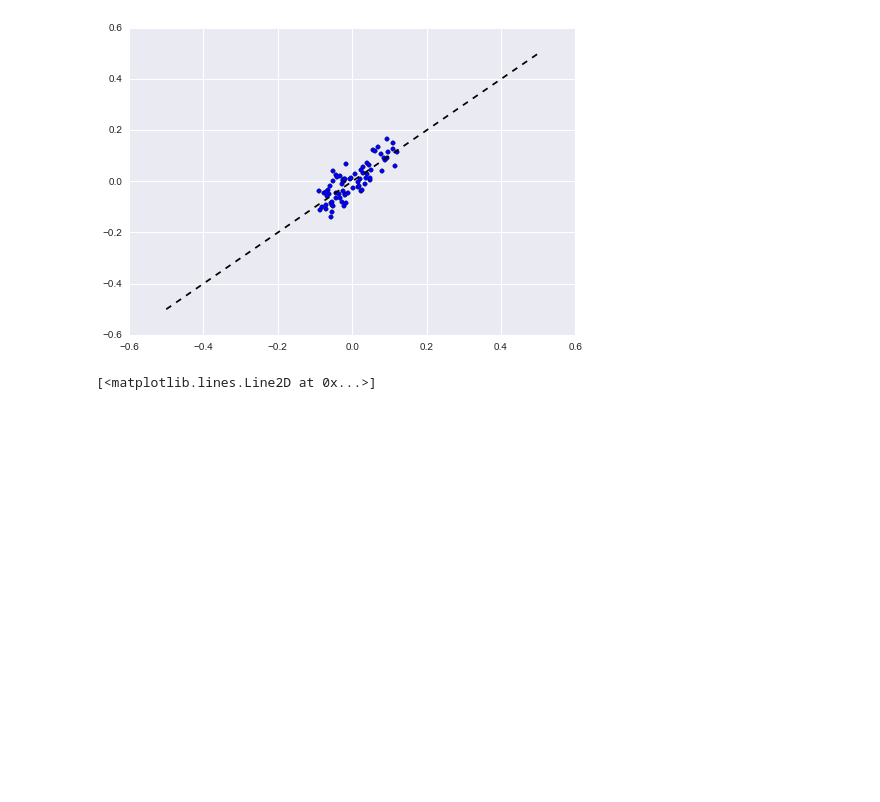
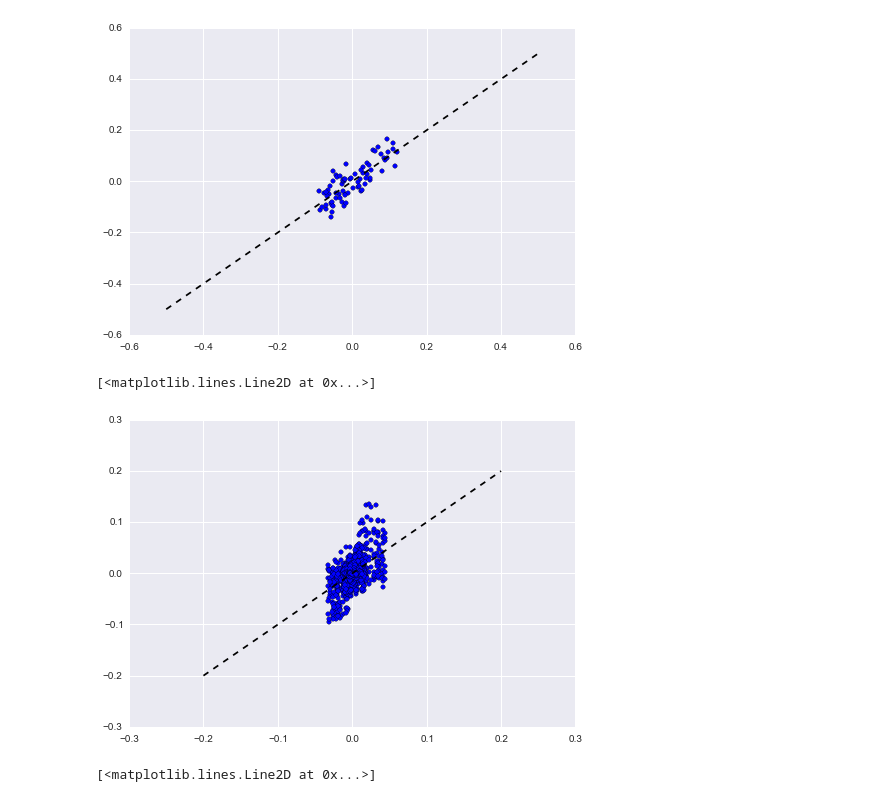
Before and after one commit to arokem/spat-cont, a Jupyter notebook: analysis.ipynb, the cells around one changed output. Drawn from its saved outputs; the diff is of its cells as text; code cells hidden in the pictures; blank space fills up the shorter version.

```diff
--- a/analysis.ipynb
+++ b/analysis.ipynb
@@ -114,13 +116,19 @@ plt.scatter(y_hat[n_split:], new_sig[n_split:])
 EN = ElasticNet(alpha=alpha, l1_ratio=l1_ratio, positive=True)
 beta_non = EN.fit(new_dm[:n_split], new_sig[:n_split]).coef_
 # %%
-y_hat_non = np.dot(new_dm[:n_split], beta_non)
+y_hat_non = np.dot(new_dm, beta_non)
 # %%
 plt.scatter(y_hat_non[:n_split], new_sig[:n_split])
 plt.plot([-0.5, 0.5], [-0.5, 0.5], 'k--')
 # %% [output]
 [<matplotlib.lines.Line2D at 0x...>]
 [figure]
+# %%
+plt.scatter(y_hat_non[n_split:], new_sig[n_split:])
+plt.plot([-0.2, 0.2], [-0.2, 0.2], 'k--')
+# %% [output]
+[<matplotlib.lines.Line2D at 0x...>]
+[figure, added]
 # %%
 fig, ax = plt.subplots(2)
 ax[0].plot(beta_non)
```
Also changed, not shown: parts of 10 cells of this notebook.
